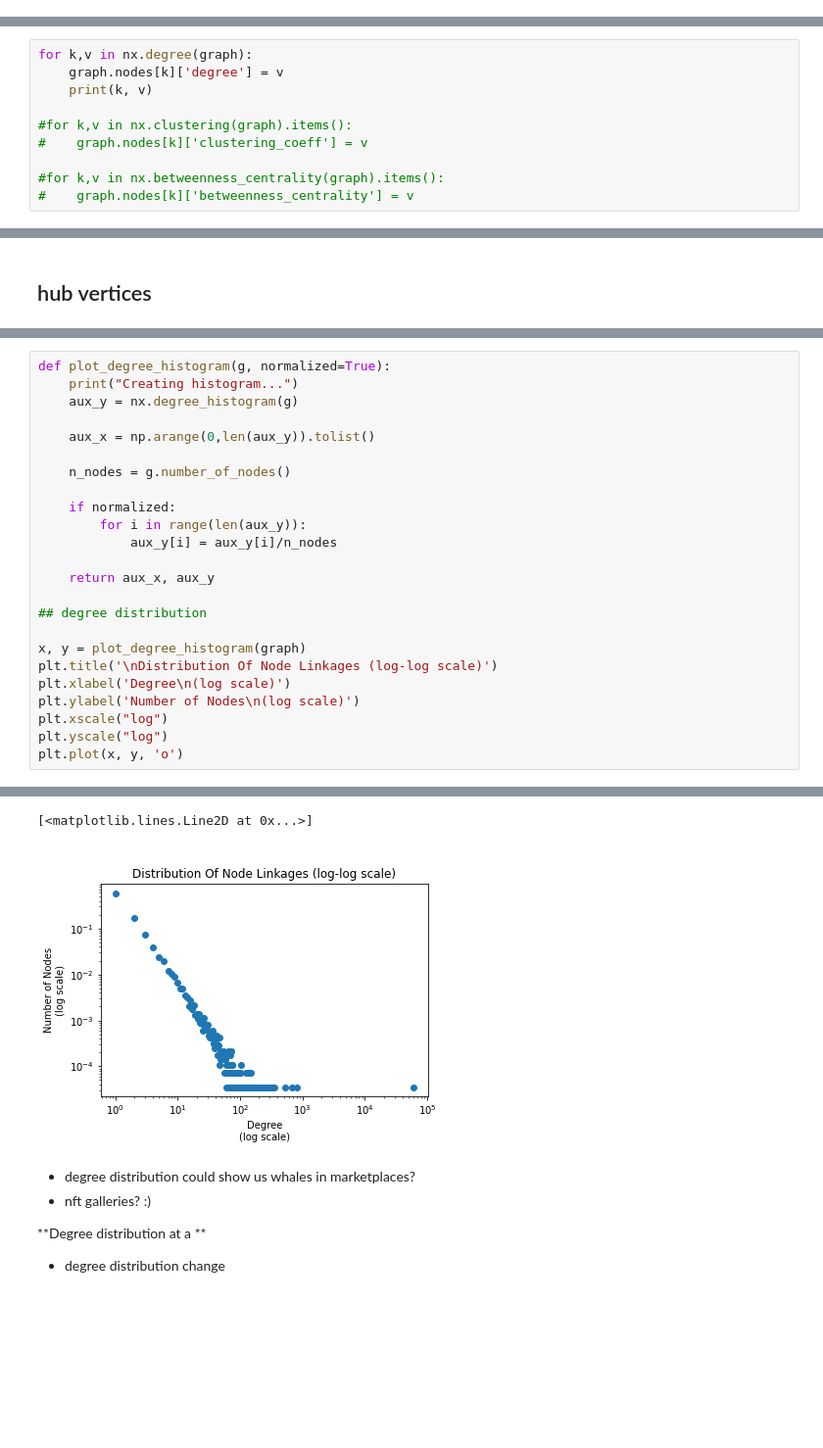
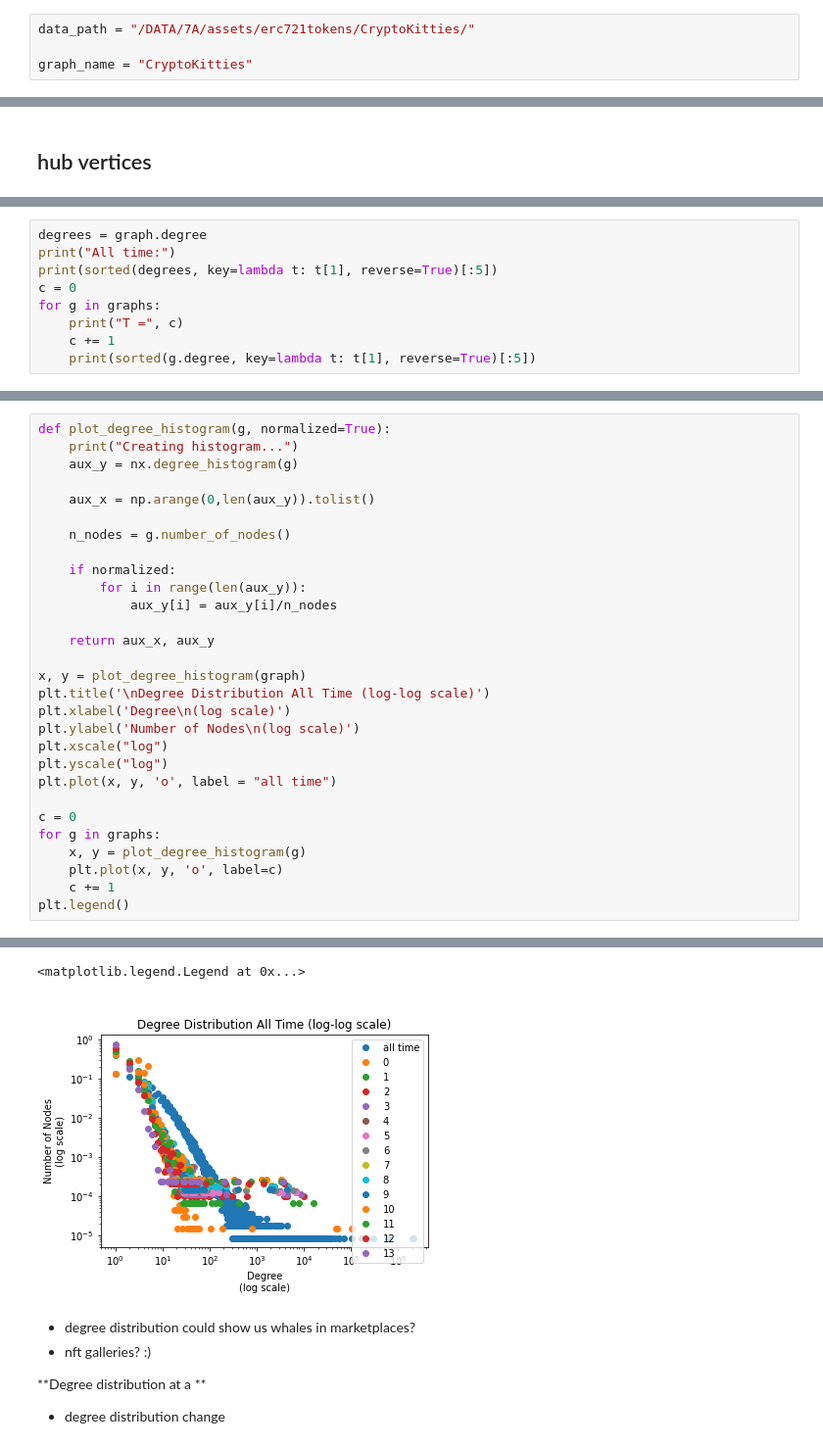
Before and after one commit to Atahanak/eth-dapp-network-analysis, a Jupyter notebook: notebooks/graph_analysis.ipynb, the cells around one changed output, grey strips where cells are left out. Shown: that part at 98% size. Drawn from its saved outputs; the diff is of its cells as text; blank space fills up the shorter version.

```diff
--- a/notebooks/graph_analysis.ipynb
+++ b/notebooks/graph_analysis.ipynb
@@ -14,3 +11,7 @@ graph_name = "Rarible"
+# %%
+data_path = "/DATA/7A/assets/erc721tokens/CryptoKitties/"
+
+graph_name = "CryptoKitties"
 # %%
 with open(data_path + graph_name + '.json') as f:
     graph_info = json.load(f)
@@ -36,10 +36,0 @@ nx.info(graph)
-# %%
-for k,v in nx.degree(graph):
-    graph.nodes[k]['degree'] = v
-    print(k, v)
-
-#for k,v in nx.clustering(graph).items():
-#    graph.nodes[k]['clustering_coeff'] = v
-
-#for k,v in nx.betweenness_centrality(graph).items():
-#    graph.nodes[k]['betweenness_centrality'] = v
@@ -99,0 +97,9 @@ sorted(degrees, key=lambda t: t[1], reverse=True)
+# %%
+degrees = graph.degree
+print("All time:")
+print(sorted(degrees, key=lambda t: t[1], reverse=True)[:5])
+c = 0
+for g in graphs:
+    print("T =", c)
+    c += 1
+    print(sorted(g.degree, key=lambda t: t[1], reverse=True)[:5])
@@ -119,14 +143,19 @@ def plot_degree_histogram(g, normalized=True):
 
     return aux_x, aux_y
 
-## degree distribution
-
 x, y = plot_degree_histogram(graph)
-plt.title('\nDistribution Of Node Linkages (log-log scale)')
+plt.title('\nDegree Distribution All Time (log-log scale)')
 plt.xlabel('Degree\n(log scale)')
 plt.ylabel('Number of Nodes\n(log scale)')
 plt.xscale("log")
 plt.yscale("log")
-plt.plot(x, y, 'o')
+plt.plot(x, y, 'o', label = "all time")
+
+c = 0
+for g in graphs:
+    x, y = plot_degree_histogram(g)
+    plt.plot(x, y, 'o', label=c)
+    c += 1
+plt.legend()
 # %% [output]
 Creating histogram...
@@ -133,5 +176,5 @@ Creating histogram...
-[<matplotlib.lines.Line2D at 0x...>]
+<matplotlib.legend.Legend at 0x...>
-[figure, old version]
+[figure, new version]
 # %% [markdown]
 - degree distribution could show us whales in marketplaces?
 - nft galleries? :)
```
Also changed, not shown: parts of 15 cells of this notebook, 5 other files.
